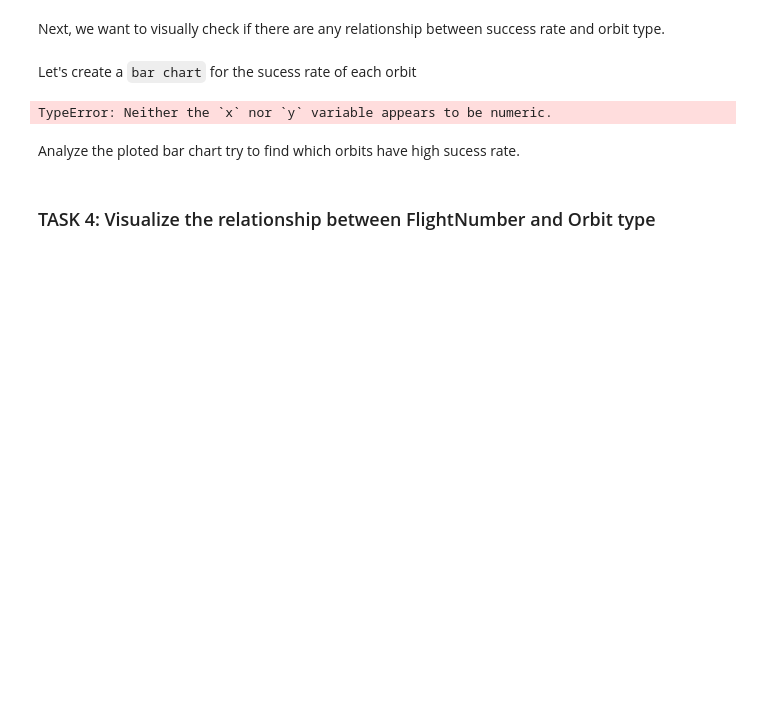
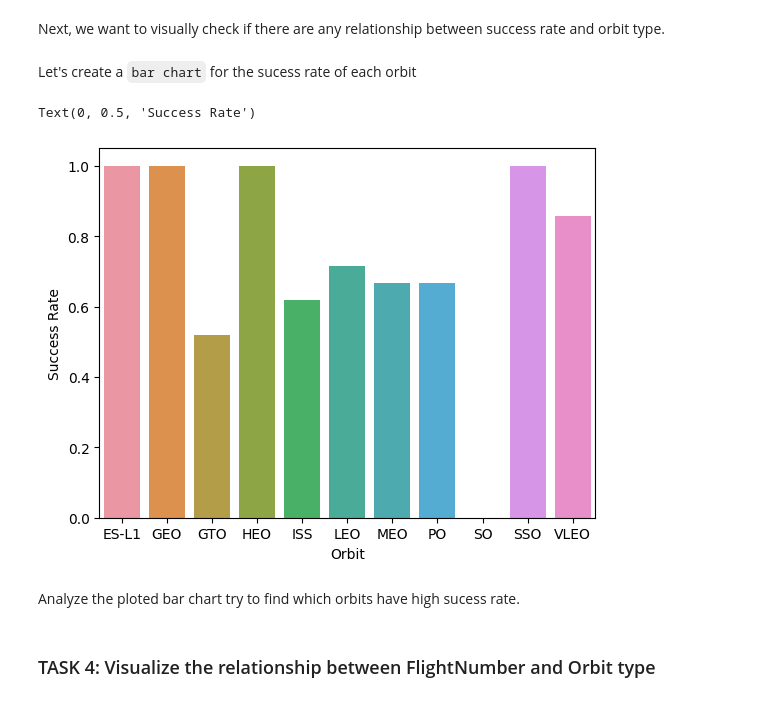
Before and after one commit to ecbaldwin4/Cost-of-a-Spacex-Falcon-9-Launch, a Jupyter notebook: 5. eda-dataviz.ipynb, the cells around one changed output. Saved outputs shown, nothing was run; the diff lists cells and outputs as text; code cells hidden in the pictures; blank space fills up the shorter version.

```diff
--- a/5. eda-dataviz.ipynb
+++ b/5. eda-dataviz.ipynb
@@ -112,9 +112,12 @@ Next, we want to visually check if there are any relationship between success ra
 Let's create a `bar chart` for the sucess rate of each orbit
 # %%
 # HINT use groupby method on Orbit column and get the mean of Class column
-sns.barplot(data=df, x = 'Orbit', y= 'BoosterVersion')
+orbit_df = df.groupby('Orbit', as_index=False)['Class'].mean()
+sns.barplot(data=orbit_df, x = 'Orbit', y= 'Class')
+plt.ylabel('Success Rate')
 # %% [output]
-TypeError: Neither the `x` nor `y` variable appears to be numeric.
+Text(0, 0.5, 'Success Rate')
+[figure, added]
 # %% [markdown]
 Analyze the ploted bar chart try to find which orbits have high sucess rate.
 # %% [markdown]
```
Also changed, not shown: parts of 11 cells of this notebook.
